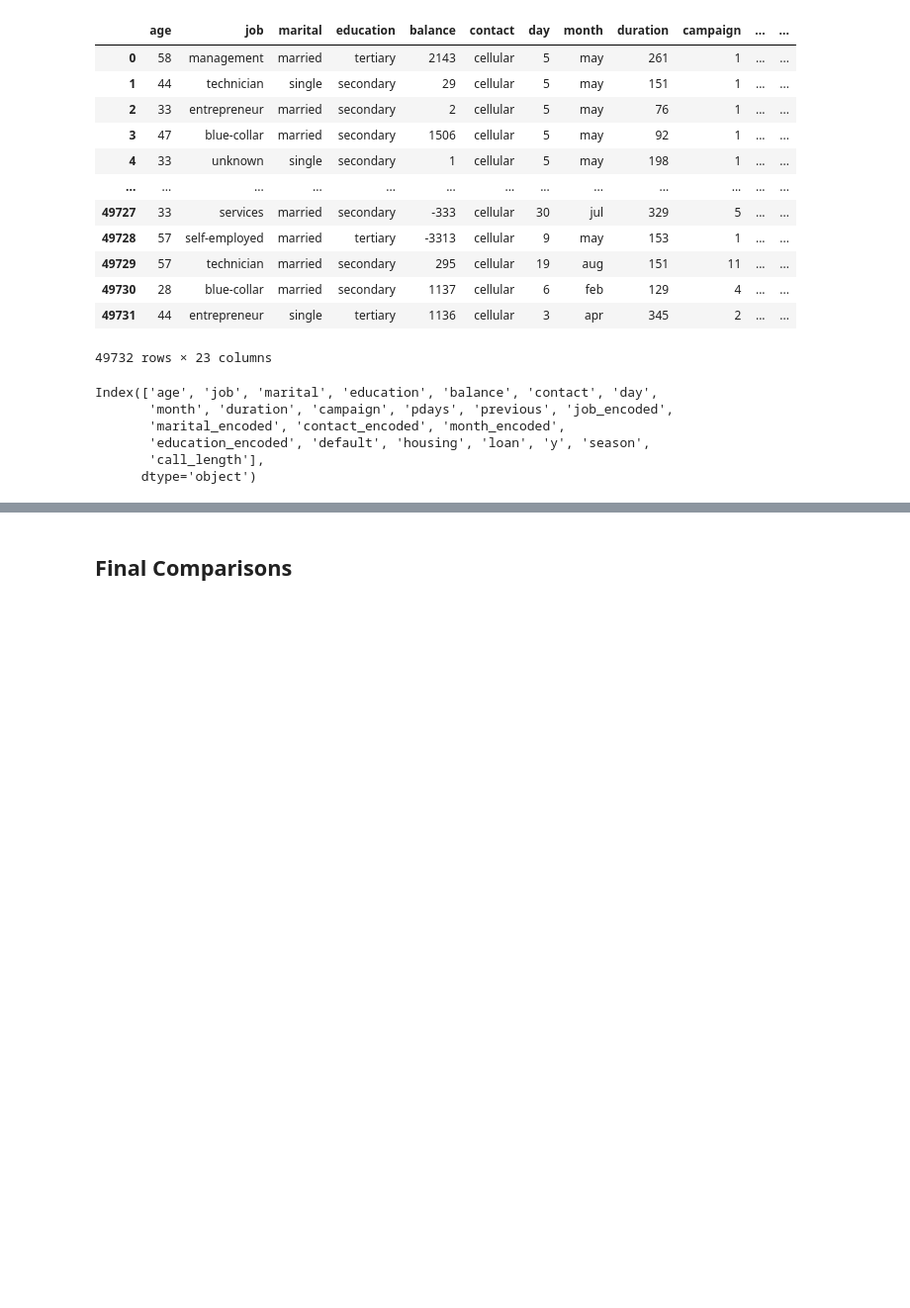
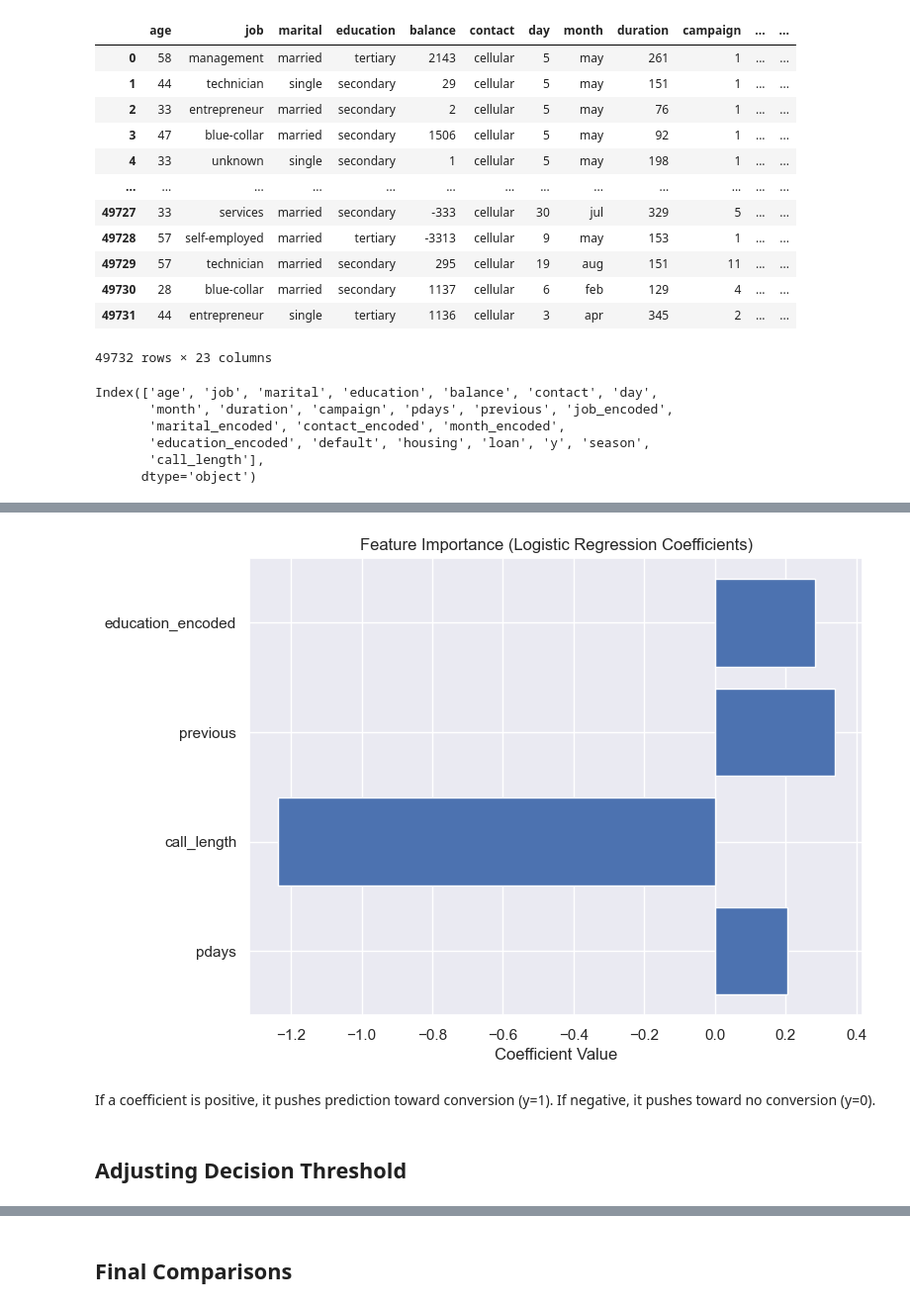
Before and after one commit to nandika-k/Data-Science-Project-2, a Jupyter notebook: Project 2.ipynb, the cells around one changed output, grey strips where cells are left out. Shown at 99% size. Cells and saved outputs as stored; diff of their text form; code cells hidden in the pictures; blank space fills up the shorter version.

```diff
--- a/Project 2.ipynb
+++ b/Project 2.ipynb
@@ -892,0 +883,17 @@ weighted avg       0.86      0.89      0.86     14920
+# %%
+feature_names = ['pdays', 'call_length', 'previous','education_encoded']  # Your feature list
+coefficients = logisticModel.coef_[0]
+
+plt.figure(figsize=(8,6))
+plt.barh(feature_names, coefficients)
+plt.xlabel('Coefficient Value')
+plt.title('Feature Importance (Logistic Regression Coefficients)')
+plt.grid(True)
+plt.show()
+# %% [output]
+[figure, added]
+# %% [markdown]
+If a coefficient is positive, it pushes prediction toward conversion (y=1).
+If negative, it pushes toward no conversion (y=0).
+# %% [markdown]
+## Adjusting Decision Threshold
```
Also changed, not shown: parts of 17 cells of this notebook.
